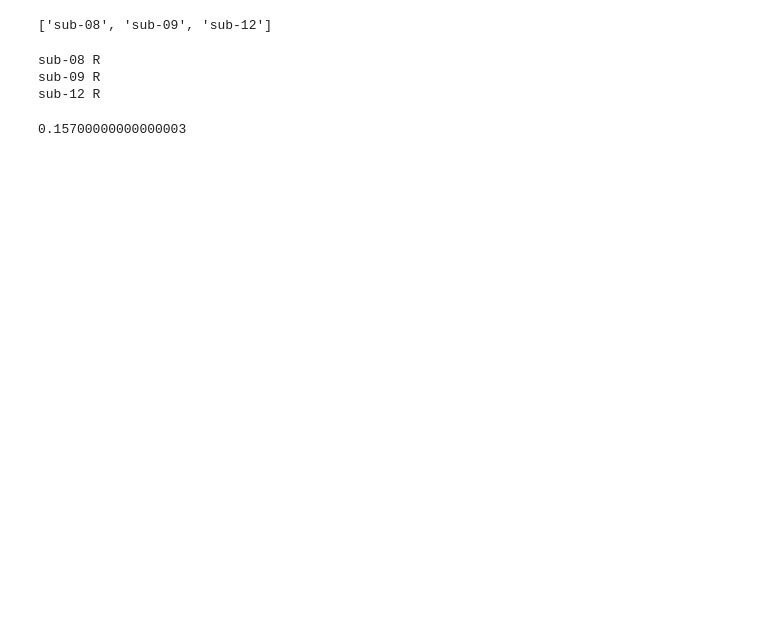
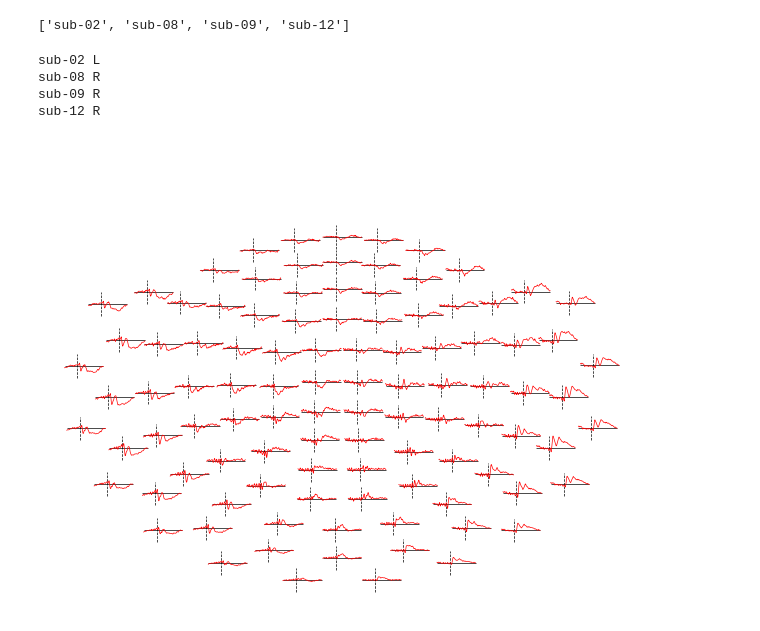
Before and after one commit to pchholak/picname, a Jupyter notebook: group_analysis.ipynb, the cells around one changed output. Cells and saved outputs as stored; diff of their text form; code cells hidden in the pictures; blank space fills up the shorter version.

```diff
--- a/group_analysis.ipynb
+++ b/group_analysis.ipynb
@@ -13,12 +28,21 @@ res_dir = op.expanduser("~/research/results/picname")
 # %%
-bili = [8, 9, 12]
-# clil = [1, 6, 10, 11, 15]
+cond = "bili"
+bili = [2, 8, 9, 12]
+clil = [1, 6, 10, 11, 15]
 mono = [3, 4, 5, 13, 14]
 # subjects = ["sub-%02d" % i for i in (mono+bili)]
-subjects = ["sub-%02d" % i for i in bili]
-subjects
-# %% [output]
-['sub-08', 'sub-09', 'sub-12']
+# %%
+if cond == "bili":
+    subjects = ["sub-%02d" % i for i in bili]
+elif cond == "clil":
+    subjects = ["sub-%02d" % i for i in clil]
+elif cond == "mono":
+    subjects = ["sub-%02d" % i for i in mono]
+else:
+    raise ValueError("$cond should be 'bili'/'clil'/'mono'.")
+subjects
+# %% [output]
+['sub-02', 'sub-08', 'sub-09', 'sub-12']
 # %%
 dom = {'sub-01': 'L',
        'sub-02': 'L',
@@ -39,6 +63,7 @@ dom = {'sub-01': 'L',
 for sub in subjects:
     print(sub, dom[sub])
 # %% [output]
+sub-02 L
 sub-08 R
 sub-09 R
 sub-12 R
@@ -72,3 +89,7 @@ plt.savefig(op.join(res_dir, 'evoked_group_' + 'bili' + '.pdf'))
+# %%
+evoked_gave.pick_types(meg="mag").plot_topo(color='r', legend=False)
+# %% [output]
+[figure, added]
 # %%
 # evkd = []
 # for subject, evokeds in zip(subjects, evokeds_list):
@@ -88,11 +109 @@ average_stc = np.mean(stcs)
-# %%
-vertno_peak, t_peak = average_stc.get_peak()
-print(t_peak)
-
-surfer_kwargs = dict(subject="fsaverage", hemi='both', subjects_dir=subjects_dir,
-        clim=dict(kind='value', lims=[2.5, 5, 6]), views='parietal',
-        initial_time=t_peak, time_unit='s', size=(800, 800), smoothing_steps=10,
-        time_viewer=False)
-# %% [output]
-0.15700000000000003
 # %%
```
Also changed, not shown: parts of 12 cells of this notebook, 4 other files.
